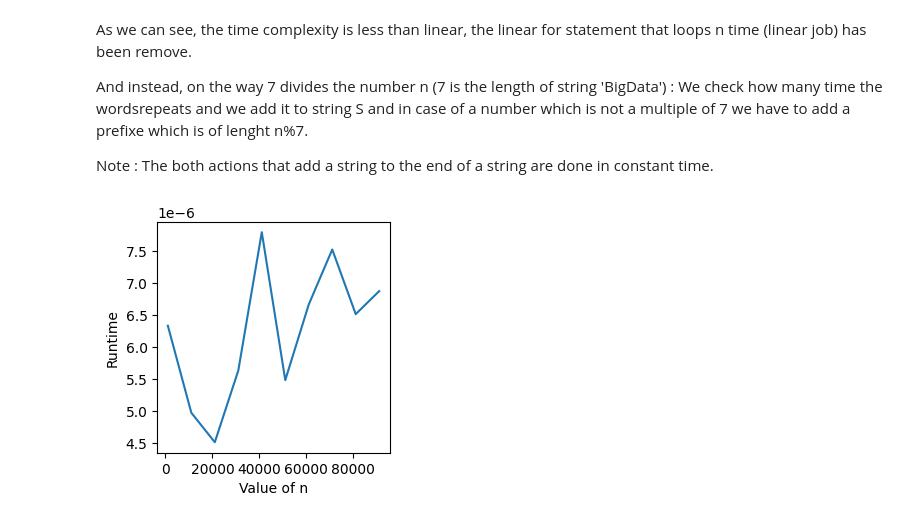
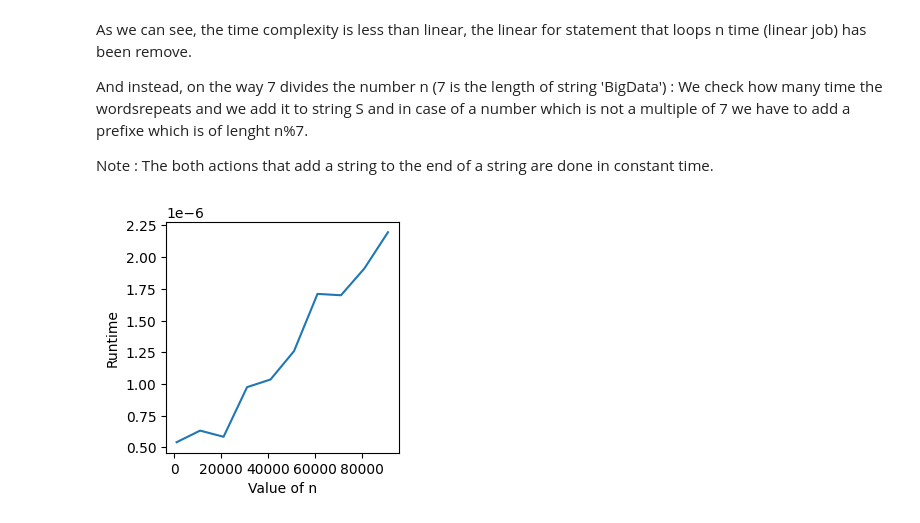
Before and after one commit to YassinTalhaoui/INFO-F440-Lectures, a Jupyter notebook: Lecture 01.ipynb, the cells around one changed output. Cells and saved outputs as stored; diff of their text form; code cells hidden in the pictures.

```diff
--- a/Lecture 01.ipynb
+++ b/Lecture 01.ipynb
@@ -621,6 +621,6 @@ And instead, on the way 7 divides the number n (7 is the length of string 'BigDa
 
 Note : The both actions that add a string to the end of a string are done in constant time.
 # %%
-plotruntime(BigData2,range(1000,100000,10000),1)
+plotruntime(BigData2,range(1000,100000,10000),100000)
 # %% [output]
-[figure, old version]
+[figure, new version]
```
Also changed, not shown: parts of 2 cells of this notebook.
